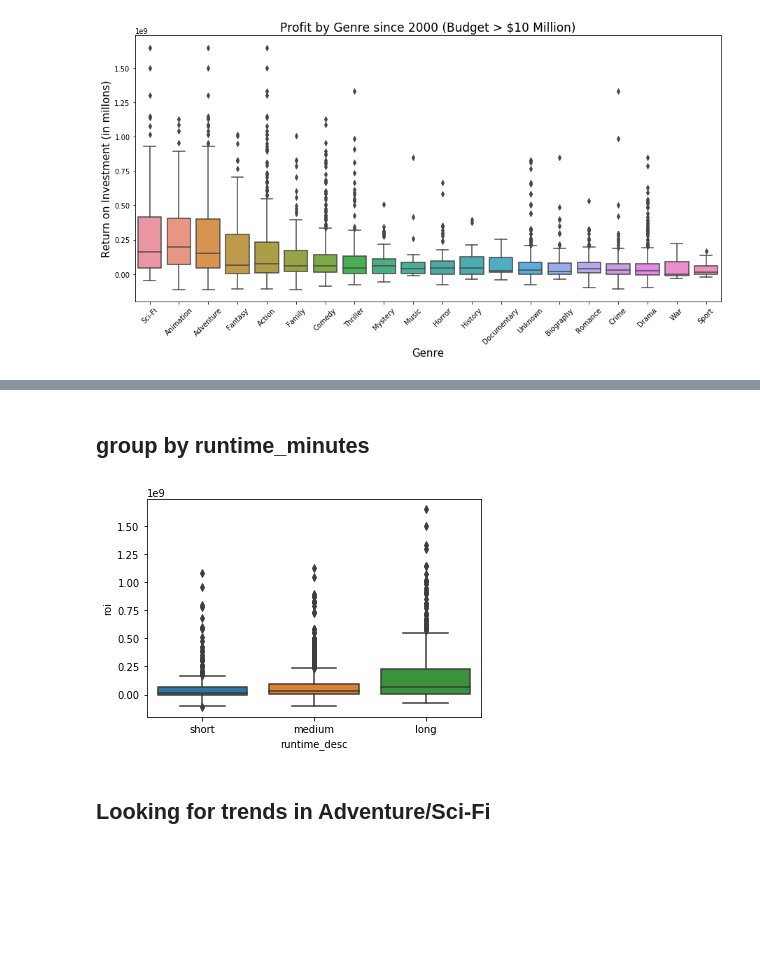
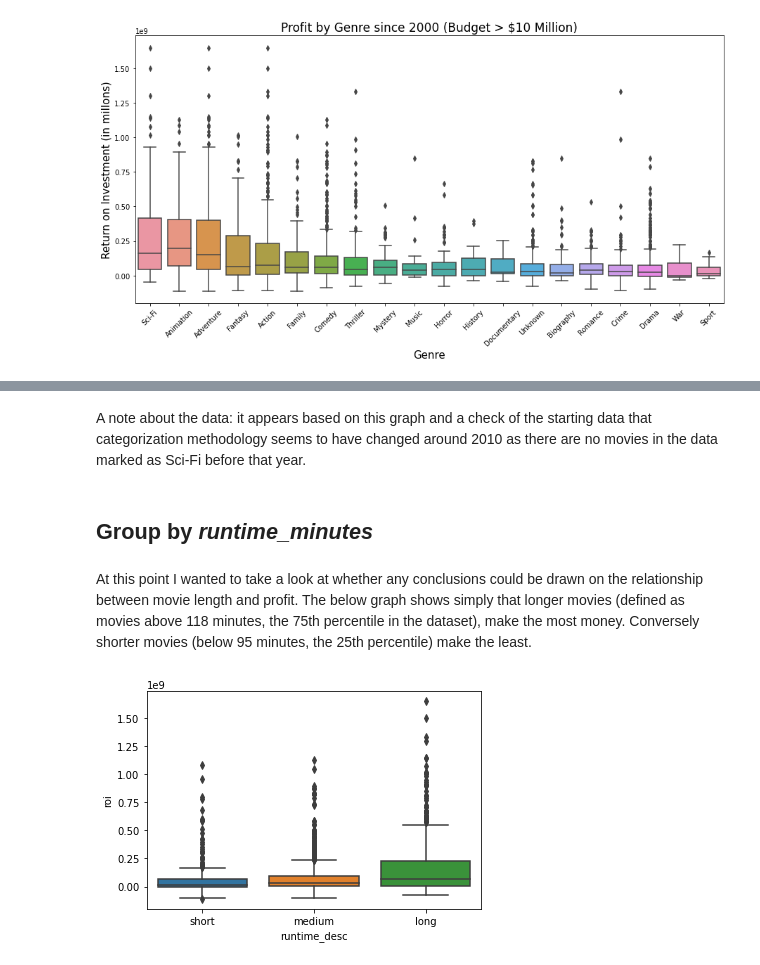
Before and after one commit to stone-ericm/flatiron_phase1_project, a Jupyter notebook: Notebook.ipynb, the cells around one changed output, grey strips where cells are left out. Cells and saved outputs as stored; diff of their text form; code cells hidden in the pictures; blank space fills up the shorter version.

```diff
--- a/Notebook.ipynb
+++ b/Notebook.ipynb
@@ -376,7 +678,13 @@ def convert_columns_to_int(budget):
     except:
         return convert_budget_to_int(budget, False)
 
-for column in ['domestic_gross_imdb', 'foreign_gross', 'production_budget', 'domestic_gross_tn', 'worldwide_gross', 'budget_wiki']:
+for column in ['domestic_gross_imdb',
+               'foreign_gross',
+               'production_budget',
+               'domestic_gross_tn',
+               'worldwide_gross',
+               'budget_wiki'
+              ]:
     working_df[column] = working_df[column].fillna(-1)
     working_df[column] = working_df[column].apply(lambda x: convert_columns_to_int(x))
     working_df[column] = working_df[column].astype('int64')
@@ -664,5 +964,9 @@ working_df[working_df['genres'].str.contains('Sci-Fi')]
+# %% [markdown]
+A note about the data: it appears based on this graph and a check of the starting data that categorization methodology seems to have changed around 2010 as there are no movies in the data marked as Sci-Fi before that year.
 # %% [markdown]
-## group by runtime_minutes
+## Group by *runtime_minutes*
+# %% [markdown]
+At this point I wanted to take a look at whether any conclusions could be drawn on the relationship between movie length and profit. The below graph shows simply that longer movies (defined as movies above 118 minutes, the 75th percentile in the dataset), make the most money. Conversely shorter movies (below 95 minutes, the 25th percentile) make the least.
 # %%
 analysis_df_runtime_grouped = analysis_df_1mil.copy()
 # %%
@@ -671,8 +975,8 @@ analysis_df_runtime_grouped['runtime_desc'] = analysis_df_runtime_grouped.apply(
         'medium' if x['runtime_minutes'] <= 118.0 else 'long'), axis = 1
 )
 # %%
-ax = sns.boxplot(x=analysis_df_runtime_grouped['runtime_desc'], y=analysis_df_runtime_grouped['roi'], data=analysis_df_runtime_grouped)
+ax = sns.boxplot(x=analysis_df_runtime_grouped['runtime_desc'],
+                 y=analysis_df_runtime_grouped['roi'],
+                 data=analysis_df_runtime_grouped)
 # %% [output]
-[figure, old version]
+[figure, new version]
-# %% [markdown]
-## Looking for trends in Adventure/Sci-Fi
```
Also changed, not shown: parts of 67 cells of this notebook.
